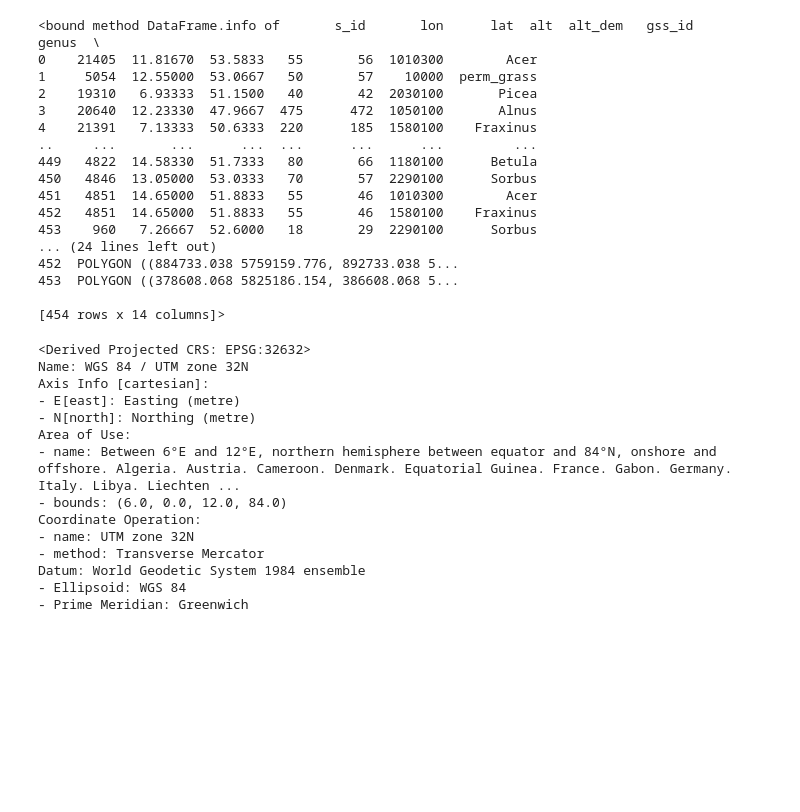
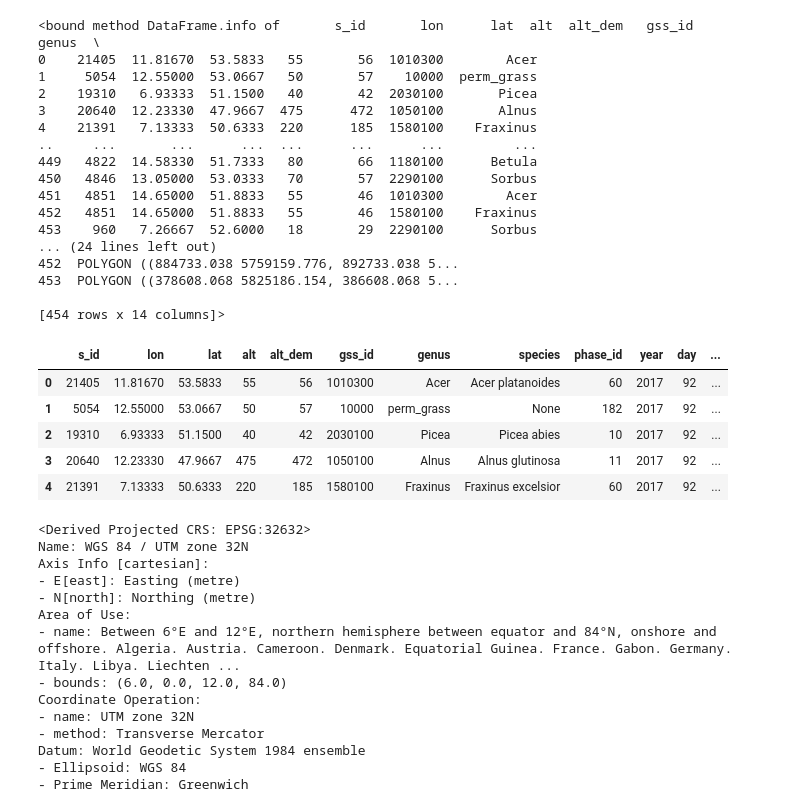
Before and after one commit to Vk0z/vitpheno, a Jupyter notebook: sentinel2_preprocessing.ipynb, the cells around one changed output. Saved outputs shown, nothing was run; the diff lists cells and outputs as text; code cells hidden in the pictures; blank space fills up the shorter version.

```diff
--- a/sentinel2_preprocessing.ipynb
+++ b/sentinel2_preprocessing.ipynb
@@ -72,6 +75,15 @@ envelope_gdf.info
 453  POLYGON ((378608.068 5825186.154, 386608.068 5...
 
 [454 rows x 14 columns]>
+# %%
+envelope_gdf.head()
+# %% [output]
+|  | s_id | lon | lat | alt | alt_dem | gss_id | genus | species | phase_id | year | day | ... |
+| 0 | 21405 | 11.81670 | 53.5833 | 55 | 56 | 1010300 | Acer | Acer platanoides | 60 | 2017 | 92 | ... |
+| 1 | 5054 | 12.55000 | 53.0667 | 50 | 57 | 10000 | perm_grass | None | 182 | 2017 | 92 | ... |
+| 2 | 19310 | 6.93333 | 51.1500 | 40 | 42 | 2030100 | Picea | Picea abies | 10 | 2017 | 92 | ... |
+| 3 | 20640 | 12.23330 | 47.9667 | 475 | 472 | 1050100 | Alnus | Alnus glutinosa | 11 | 2017 | 92 | ... |
+| 4 | 21391 | 7.13333 | 50.6333 | 220 | 185 | 1580100 | Fraxinus | Fraxinus excelsior | 60 | 2017 | 92 | ... |
 # %%
 envelope_gdf.crs
 # %% [output]
```
Also changed, not shown: parts of 22 cells of this notebook.
